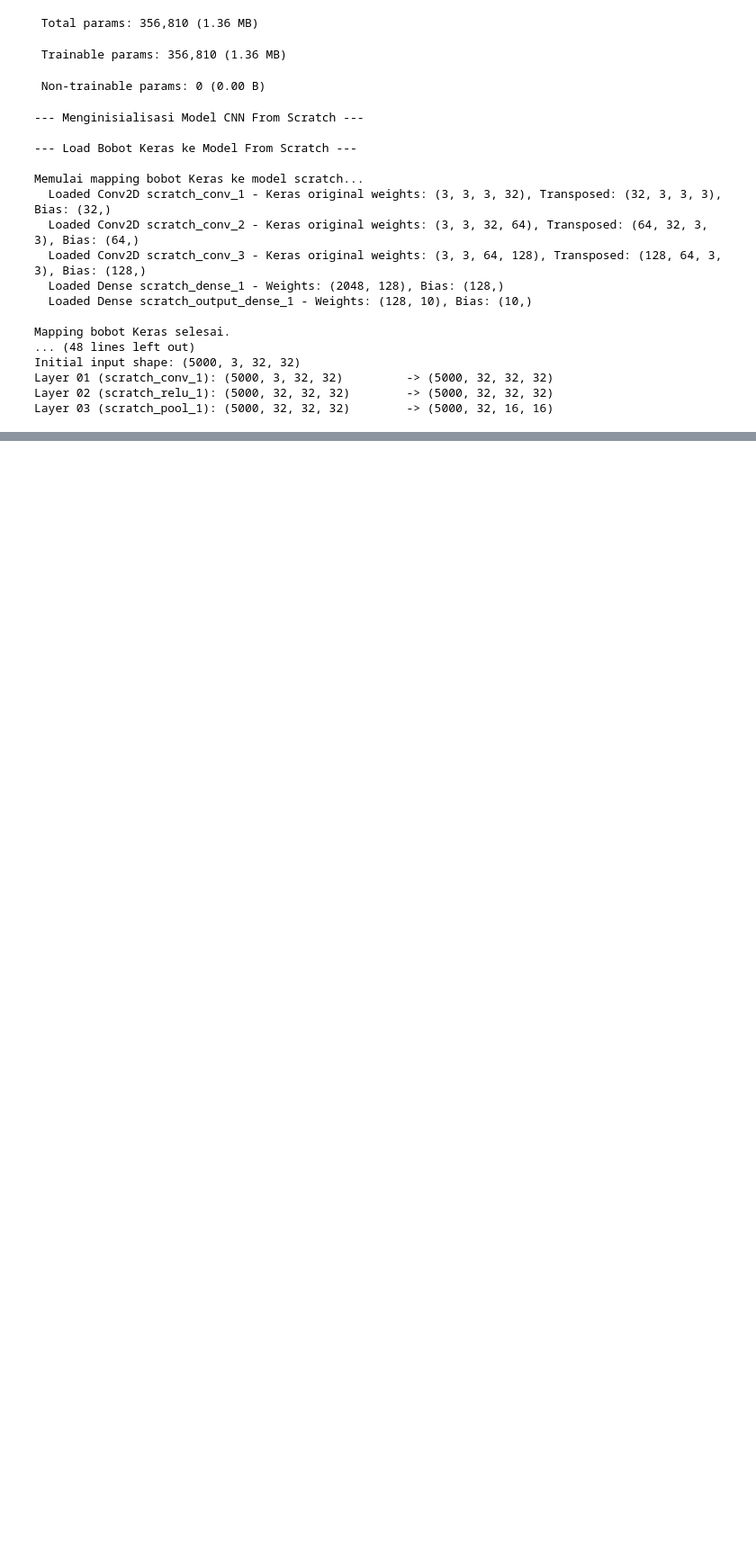
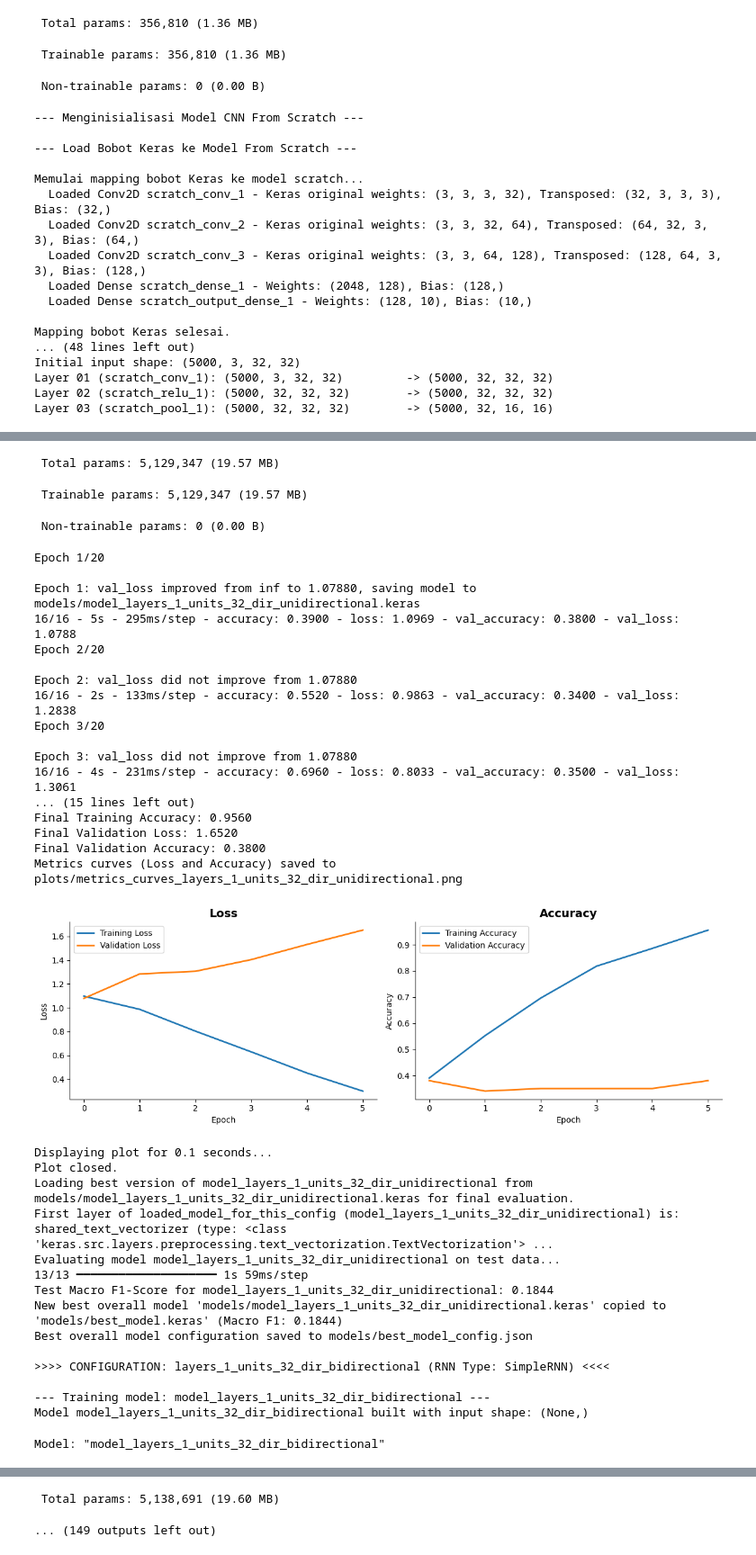
Before and after one commit to 0x0wen/CNNxRNN, a Jupyter notebook: src/notebook.ipynb, the cells around one changed output, grey strips where cells are left out. Shown at 90% size. Saved outputs shown, nothing was run; the diff lists cells and outputs as text; code cells hidden in the pictures; blank space fills up the shorter version.

```diff
--- a/src/notebook.ipynb
+++ b/src/notebook.ipynb
@@ -1423,0 +2365,35 @@ drive.mount('/content/drive')
+# %%
+def load_keras_model_and_vectorizer(model_config_name: str):
+    if model_config_name == "best_model":
+        keras_model_filename = "best_model.keras"
+    else:
+        keras_model_filename = f"model_{model_config_name}.keras"
+
+    keras_model_path_full = os.path.join(MODEL_DIR, keras_model_filename)
+
+    if not os.path.exists(keras_model_path_full):
+        print(f"Error: Keras model not found for '{model_config_name}'.")
+        print(f"Expected Keras model: {keras_model_path_full}")
+        if model_config_name != "best_model":
+            print("Please ensure --train has been run for this configuration and the name is correct.")
+        else:
+            print("Please ensure --train has been run to generate 'best_model.keras'.")
+        return None, None
+
+    print(f"Loading Keras model from: {keras_model_path_full}")
+    try:
+        keras_model = load_model(keras_model_path_full, compile=False)
+    except Exception as e:
+        print(f"Error loading Keras model: {e}")
+        return None, None
+
+    retrieved_keras_vectorizer = None
+    if keras_model.layers and isinstance(keras_model.layers[0], tf.keras.layers.TextVectorization):
+        retrieved_keras_vectorizer = keras_model.layers[0]
+        print("TextVectorization layer successfully retrieved from the loaded Keras model.")
+    else:
+        print("Error: First layer of loaded Keras model is not TextVectorization or model has no layers.")
+        print("The --test-scratch functionality relies on the Keras model containing the TextVectorization layer.")
+        return None, None
+
+    return keras_model, retrieved_keras_vectorizer
@@ -1423,0 +2727,5 @@ drive.mount('/content/drive')
+# %%
+print("Attempting to run training pipeline...")
+main_function(['--train'])
+print("Training pipeline call finished. Check console output for details.")
+# %% [output]
@@ -1423,0 +2762,36 @@ drive.mount('/content/drive')
+ Total params: 5,129,347 (19.57 MB)
+ Trainable params: 5,129,347 (19.57 MB)
+ Non-trainable params: 0 (0.00 B)
+Epoch 1/20
+
+Epoch 1: val_loss improved from inf to 1.07880, saving model to models/model_layers_1_units_32_dir_unidirectional.keras
+16/16 - 5s - 295ms/step - accuracy: 0.3900 - loss: 1.0969 - val_accuracy: 0.3800 - val_loss: 1.0788
+Epoch 2/20
+
+Epoch 2: val_loss did not improve from 1.07880
+16/16 - 2s - 133ms/step - accuracy: 0.5520 - loss: 0.9863 - val_accuracy: 0.3400 - val_loss: 1.2838
+Epoch 3/20
+
+Epoch 3: val_loss did not improve from 1.07880
+16/16 - 4s - 231ms/step - accuracy: 0.6960 - loss: 0.8033 - val_accuracy: 0.3500 - val_loss: 1.3061
+... (15 lines left out)
+Final Training Accuracy: 0.9560
+Final Validation Loss: 1.6520
+Final Validation Accuracy: 0.3800
+Metrics curves (Loss and Accuracy) saved to plots/metrics_curves_layers_1_units_32_dir_unidirectional.png
+[figure, added]
+Displaying plot for 0.1 seconds...
+Plot closed.
+Loading best version of model_layers_1_units_32_dir_unidirectional from models/model_layers_1_units_32_dir_unidirectional.keras for final evaluation.
+First layer of loaded_model_for_this_config (model_layers_1_units_32_dir_unidirectional) is: shared_text_vectorizer (type: <class 'keras.src.layers.preprocessing.text_vectorization.TextVectorization'> ...
+Evaluating model model_layers_1_units_32_dir_unidirectional on test data...
+13/13 ━━━━━━━━━━━━━━━━━━━━ 1s 59ms/step
+Test Macro F1-Score for model_layers_1_units_32_dir_unidirectional: 0.1844
+New best overall model 'models/model_layers_1_units_32_dir_unidirectional.keras' copied to 'models/best_model.keras' (Macro F1: 0.1844)
+Best overall model configuration saved to models/best_model_config.json
+
+>>>> CONFIGURATION: layers_1_units_32_dir_bidirectional (RNN Type: SimpleRNN) <<<<
+
+--- Training model: model_layers_1_units_32_dir_bidirectional ---
+Model model_layers_1_units_32_dir_bidirectional built with input shape: (None,)
+Model: "model_layers_1_units_32_dir_bidirectional"
@@ -1423,0 +2813,2 @@ drive.mount('/content/drive')
+ Total params: 5,138,691 (19.60 MB)
+... (149 outputs left out)
```
Also changed, not shown: parts of 21 cells of this notebook, 2 other files.
